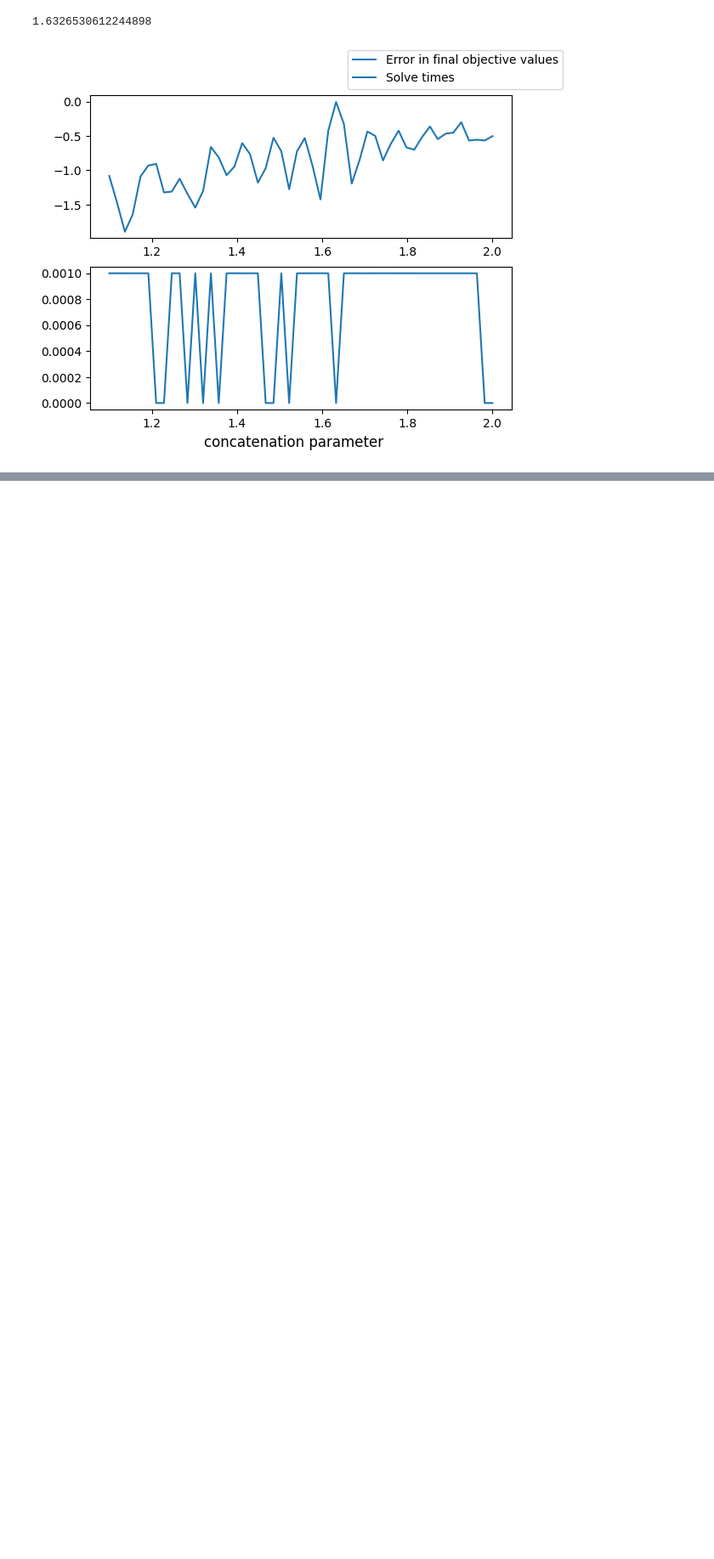
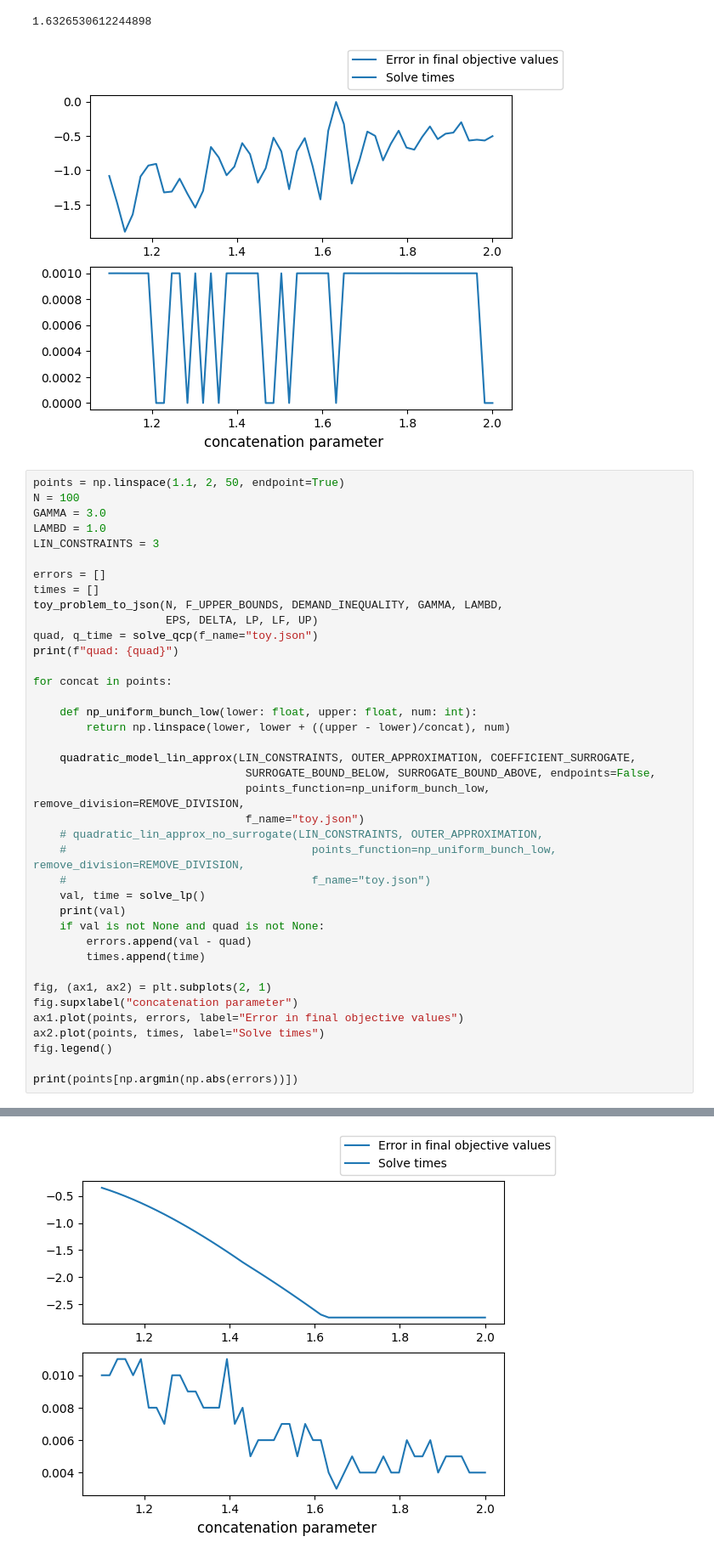
Before and after one commit to micpap25/ENG-QUANT, a Jupyter notebook: experiments/classical_run_points_compare.ipynb, the cells around one changed output, grey strips where cells are left out. Shown at 85% size. Saved outputs shown, nothing was run; the diff lists cells and outputs as text; blank space fills up the shorter version.

```diff
--- a/experiments/classical_run_points_compare.ipynb
+++ b/experiments/classical_run_points_compare.ipynb
@@ -252,3 +273,43 @@ print(points[np.argmin(np.abs(errors))])
 # %% [output]
 1.6326530612244898
 [figure]
+# %%
+points = np.linspace(1.1, 2, 50, endpoint=True)
+N = 100
+GAMMA = 3.0
+LAMBD = 1.0
+LIN_CONSTRAINTS = 3
+
+errors = []
+times = []
+toy_problem_to_json(N, F_UPPER_BOUNDS, DEMAND_INEQUALITY, GAMMA, LAMBD,
+                    EPS, DELTA, LP, LF, UP)
+quad, q_time = solve_qcp(f_name="toy.json")
+print(f"quad: {quad}")
+
+for concat in points:
+
+    def np_uniform_bunch_low(lower: float, upper: float, num: int):
+        return np.linspace(lower, lower + ((upper - lower)/concat), num)
+
+    quadratic_model_lin_approx(LIN_CONSTRAINTS, OUTER_APPROXIMATION, COEFFICIENT_SURROGATE,
+                                SURROGATE_BOUND_BELOW, SURROGATE_BOUND_ABOVE, endpoints=False,
+                                points_function=np_uniform_bunch_low, remove_division=REMOVE_DIVISION,
+                                f_name="toy.json")
+    # quadratic_lin_approx_no_surrogate(LIN_CONSTRAINTS, OUTER_APPROXIMATION,
+    #                                     points_function=np_uniform_bunch_low, remove_division=REMOVE_DIVISION,
+    #                                     f_name="toy.json")
+    val, time = solve_lp()
+    print(val)
+    if val is not None and quad is not None:
+        errors.append(val - quad)
+        times.append(time)
+
+fig, (ax1, ax2) = plt.subplots(2, 1)
+fig.supxlabel("concatenation parameter")
+ax1.plot(points, errors, label="Error in final objective values")
+ax2.plot(points, times, label="Solve times")
+fig.legend()
+
+print(points[np.argmin(np.abs(errors))])
+# %% [output]
@@ -254,0 +333 @@ print(points[np.argmin(np.abs(errors))])
+[figure, added]
```
Also changed, not shown: parts of 4 cells of this notebook, 27 other files.
